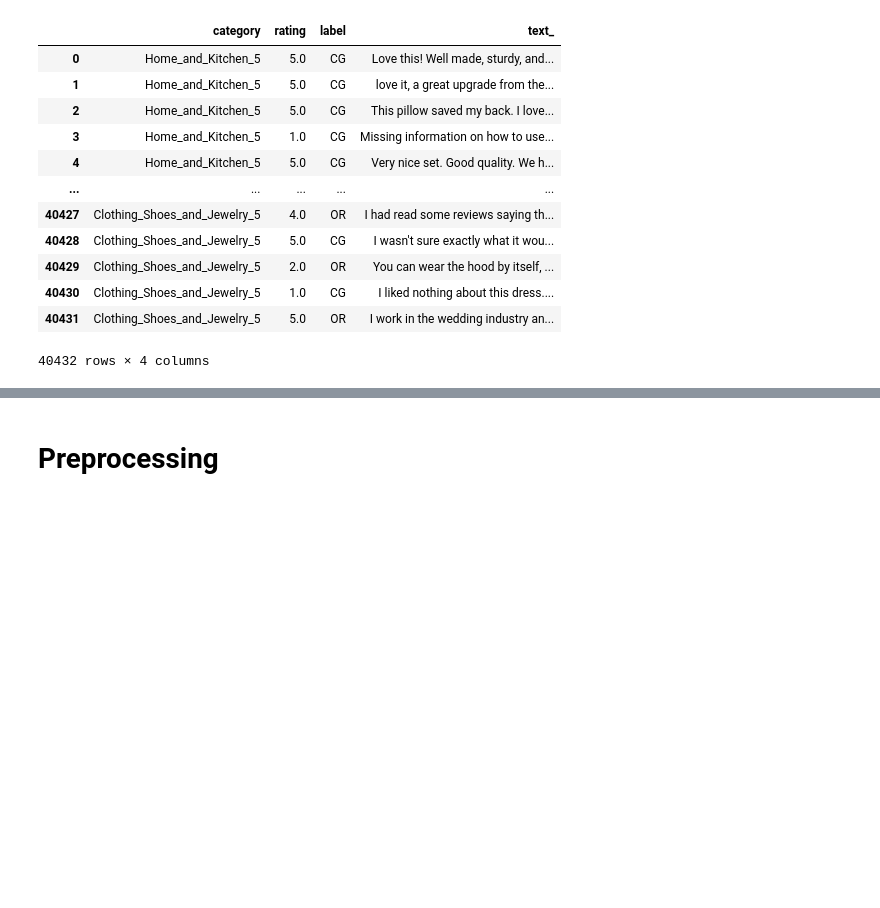
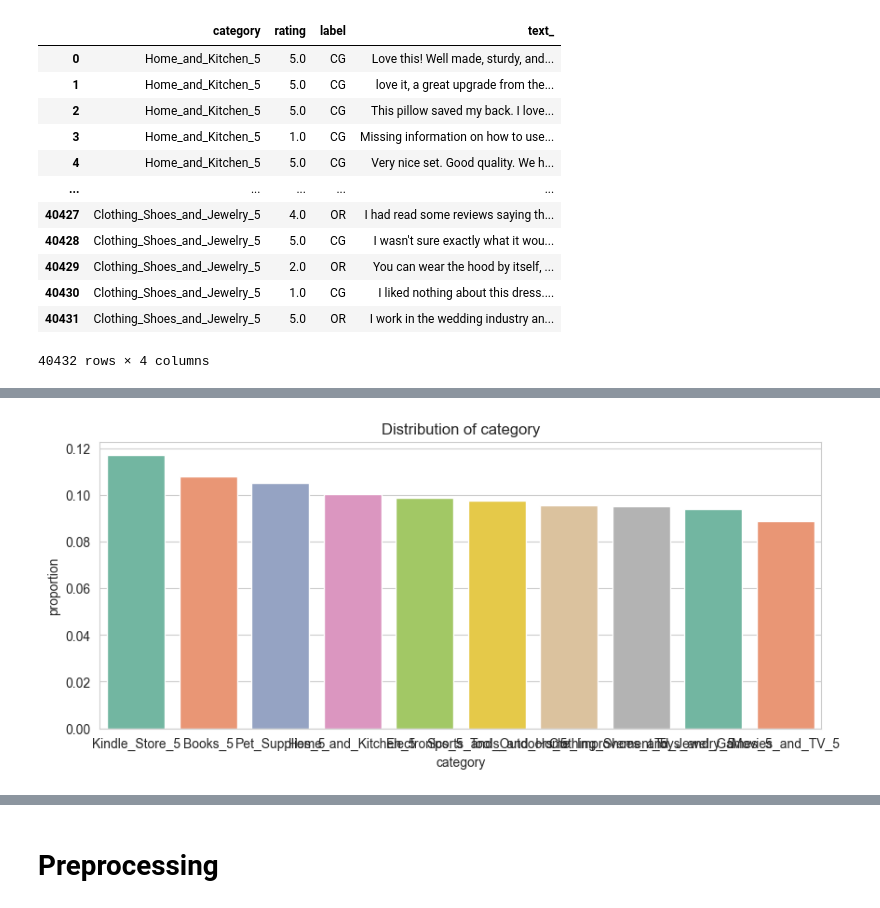
Before and after one commit to niimo753/spam-review-detection, a Jupyter notebook: notebooks/testing/word2vec.ipynb, the cells around one changed output, grey strips where cells are left out. Saved outputs shown, nothing was run; the diff lists cells and outputs as text; code cells hidden in the pictures; blank space fills up the shorter version.

```diff
--- a/notebooks/testing/word2vec.ipynb
+++ b/notebooks/testing/word2vec.ipynb
@@ -65,0 +71,5 @@ Shape of OFS:  (40432, 4)
+# %%
+plt.figure(figsize=(10, 4))
+distribution_barplot(data=osf, feature="category")
+# %% [output]
+[figure, added]
```
Also changed, not shown: parts of 78 cells of this notebook.
